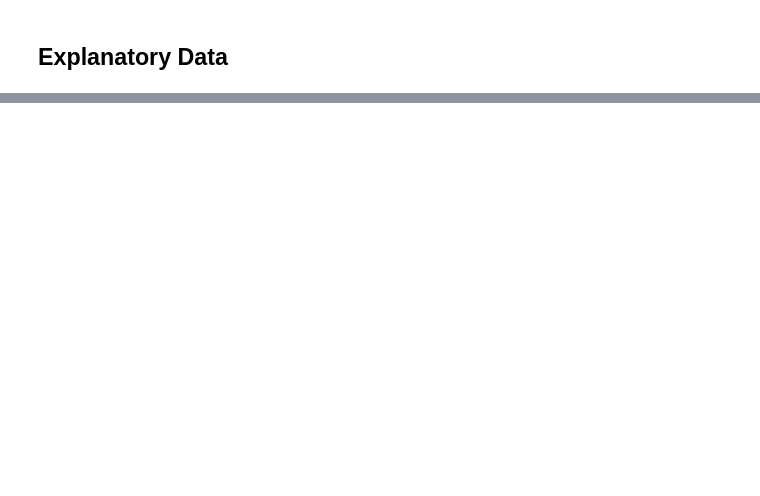
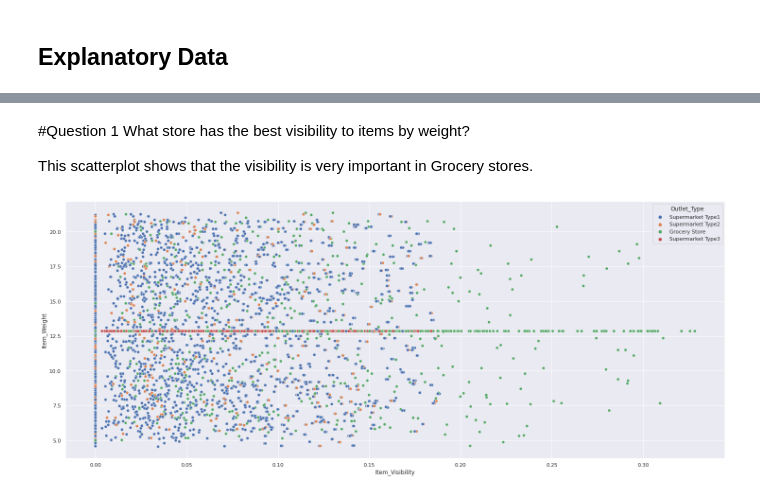
Before and after one commit to Luz-Dobbins/Sales-Predictions, a Jupyter notebook: Project core.ipynb, the cells around one changed output, grey strips where cells are left out. Drawn from its saved outputs; the diff is of its cells as text; code cells hidden in the pictures; blank space fills up the shorter version.

```diff
--- a/Project core.ipynb
+++ b/Project core.ipynb
@@ -243,0 +289,10 @@ sns.heatmap(Sales_P.corr(),annot=True,cmap='Blues');
+# %% [markdown]
+#Question 1
+What store has the best visibility to items by weight?
+
+This scatterplot shows that the visibility is very important in Grocery stores.
+# %%
+sns.scatterplot(data= Sales_P, x='Item_Visibility', y='Item_Weight', hue= 'Outlet_Type');
+# this scatterplot show that the visibility is very importtant in Grocery stores.
+# %% [output]
+[figure, added]
```
Also changed, not shown: parts of 6 cells of this notebook.
